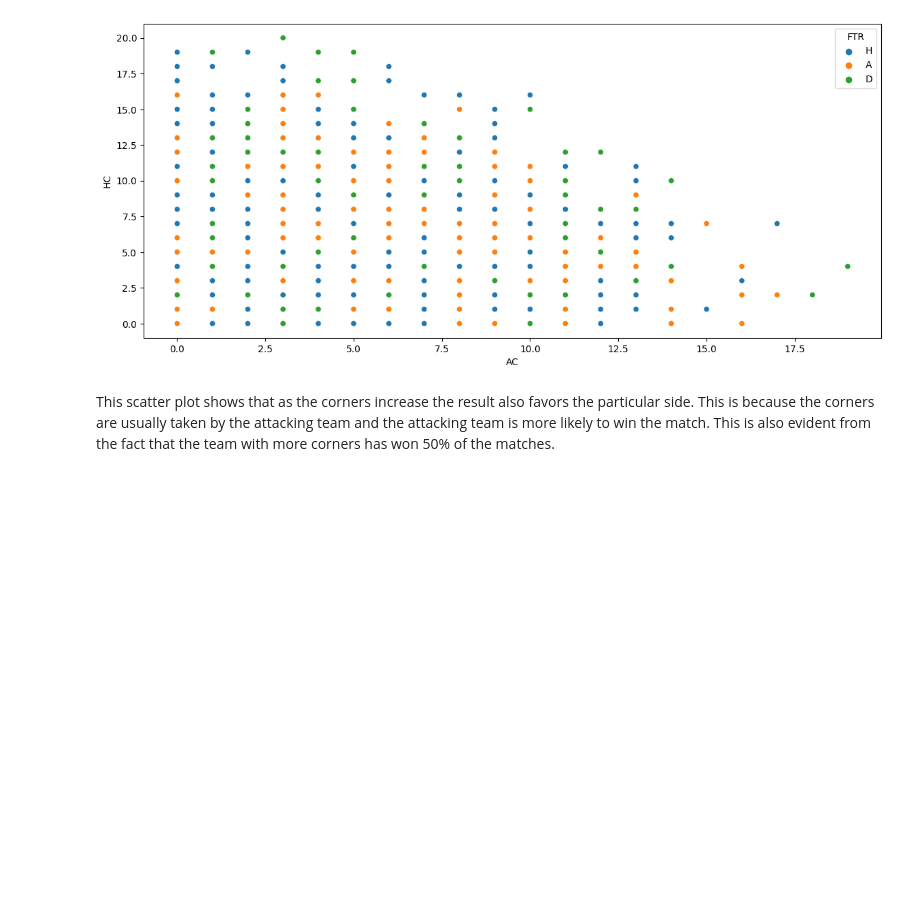
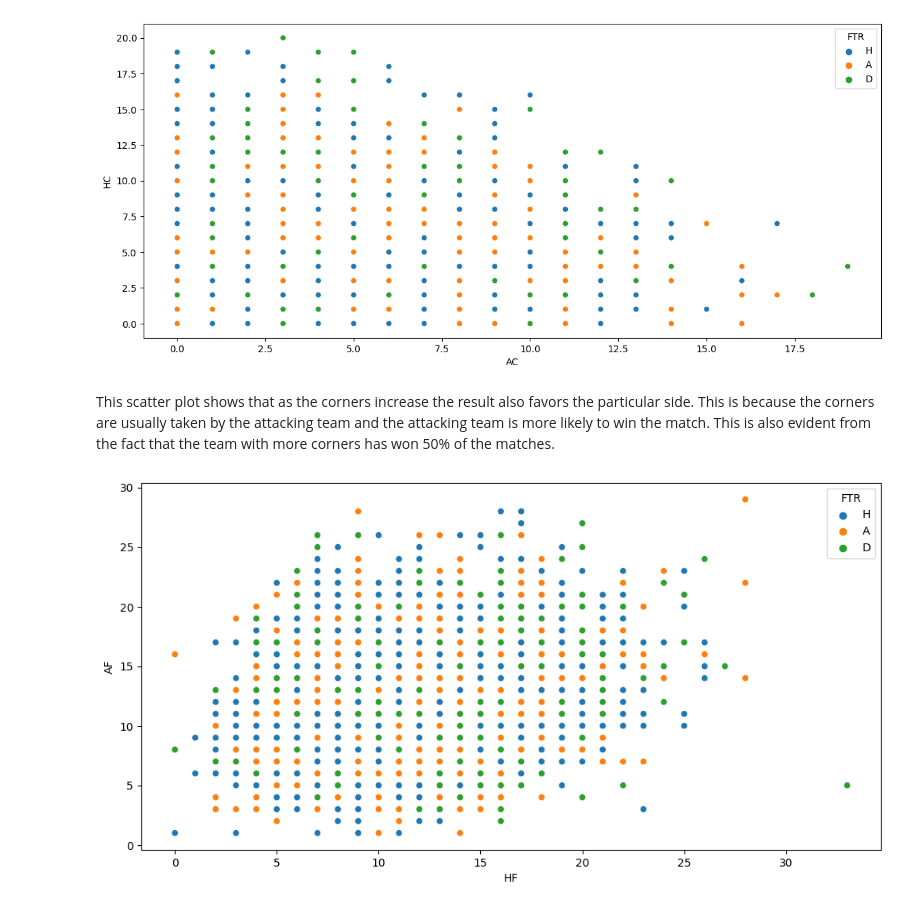
Before and after one commit to ilovedata6/premier_leauge_analysis, a Jupyter notebook: premier_leauge_analysis.ipynb, the cells around one changed output. Drawn from its saved outputs; the diff is of its cells as text; code cells hidden in the pictures; blank space fills up the shorter version.

```diff
--- a/premier_leauge_analysis.ipynb
+++ b/premier_leauge_analysis.ipynb
@@ -291,3 +284,11 @@ plt.show()
 [figure]
 # %% [markdown]
 This scatter plot shows that as the corners increase the result also favors the particular side. This is because the corners are usually taken by the attacking team and the attacking team is more likely to win the match. This is also evident from the fact that the team with more corners has won 50% of the matches.
+# %%
+
+# Is there a correlation between the number of fouls committed (HF, AF) by a team and their match result?
+plt.figure(figsize=(12,6))
+sns.scatterplot(data = df , x='HF',y='AF',hue='FTR')
+plt.show()
+# %% [output]
+[figure, added]
```
Also changed, not shown: parts of 10 cells of this notebook, 2 other files.
